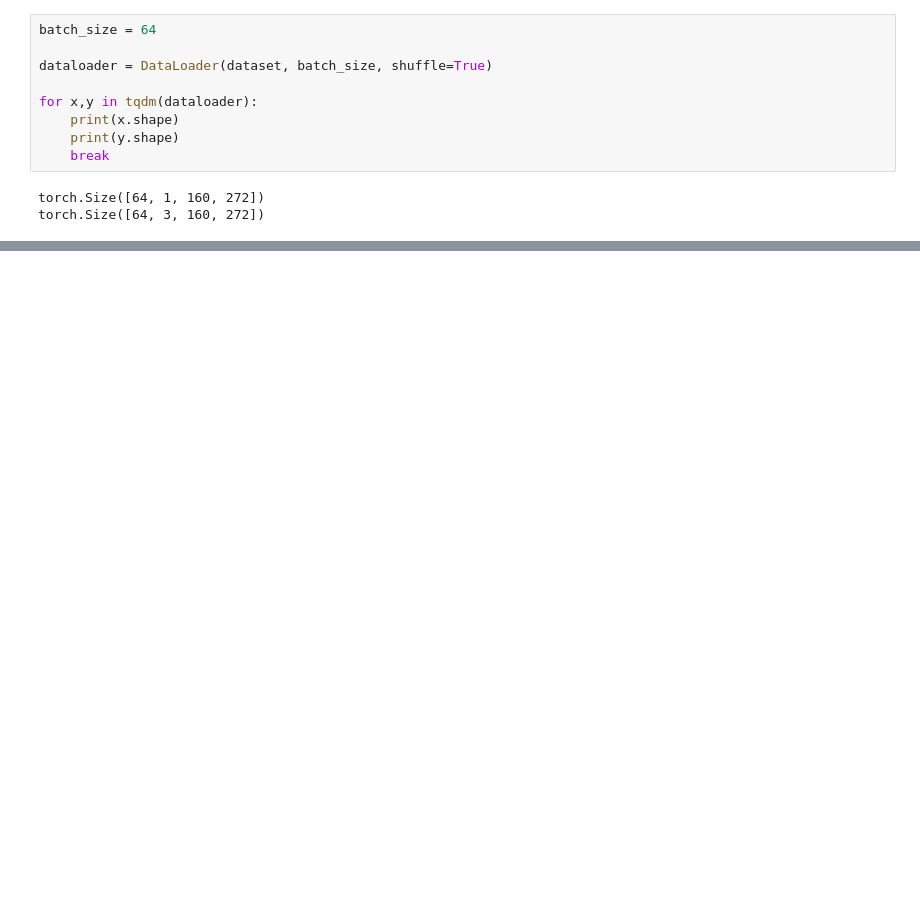
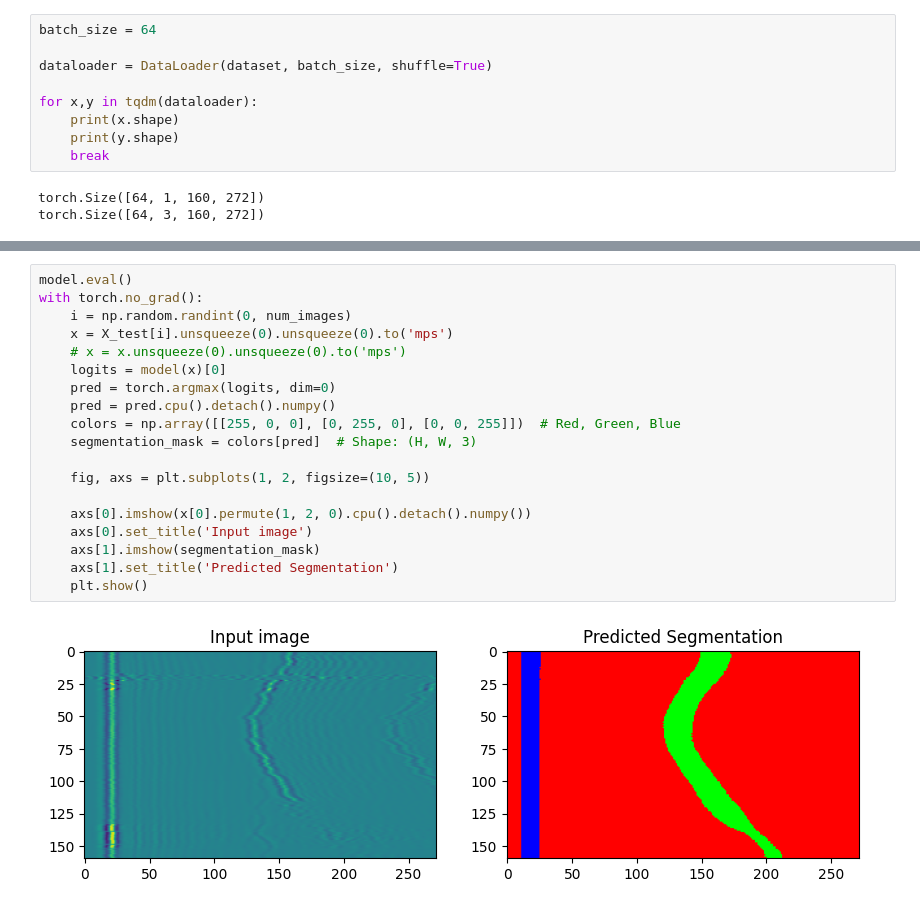
Before and after one commit to BarthelemyBregeon/challenge_data, a Jupyter notebook: kenta_test.ipynb, the cells around one changed output, grey strips where cells are left out. Drawn from its saved outputs; the diff is of its cells as text; blank space fills up the shorter version.

```diff
--- a/kenta_test.ipynb
+++ b/kenta_test.ipynb
@@ -96,0 +140,21 @@ tensor([0., 0., 1.], device='mps:0')
+# %%
+model.eval()
+with torch.no_grad():
+    i = np.random.randint(0, num_images)
+    x = X_test[i].unsqueeze(0).unsqueeze(0).to('mps')
+    # x = x.unsqueeze(0).unsqueeze(0).to('mps')
+    logits = model(x)[0]
+    pred = torch.argmax(logits, dim=0)
+    pred = pred.cpu().detach().numpy()
+    colors = np.array([[255, 0, 0], [0, 255, 0], [0, 0, 255]])  # Red, Green, Blue
+    segmentation_mask = colors[pred]  # Shape: (H, W, 3)
+
+    fig, axs = plt.subplots(1, 2, figsize=(10, 5))
+
+    axs[0].imshow(x[0].permute(1, 2, 0).cpu().detach().numpy())
+    axs[0].set_title('Input image')
+    axs[1].imshow(segmentation_mask)
+    axs[1].set_title('Predicted Segmentation')
+    plt.show()
+# %% [output]
+[figure, added]
```
Also changed, not shown: parts of 10 cells of this notebook, 1 other file.
